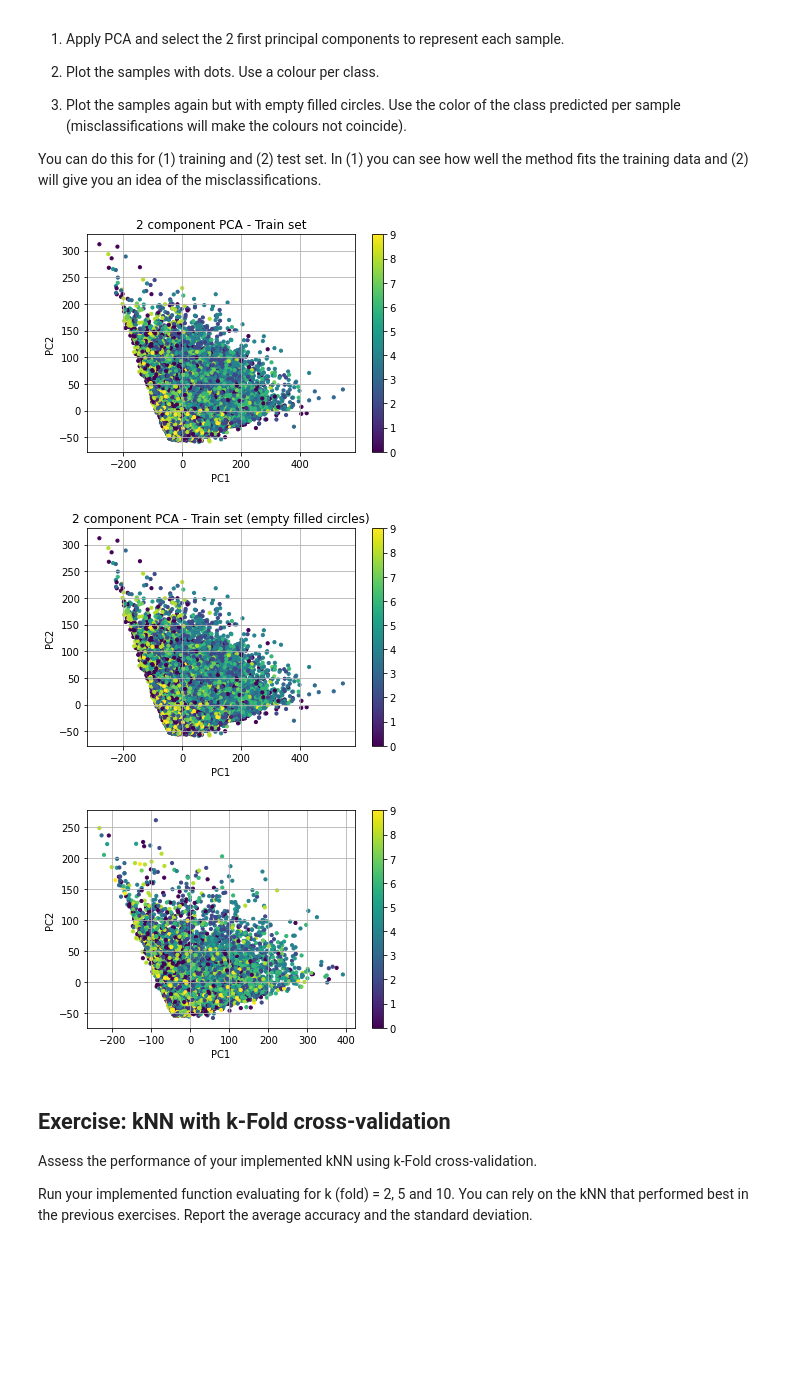
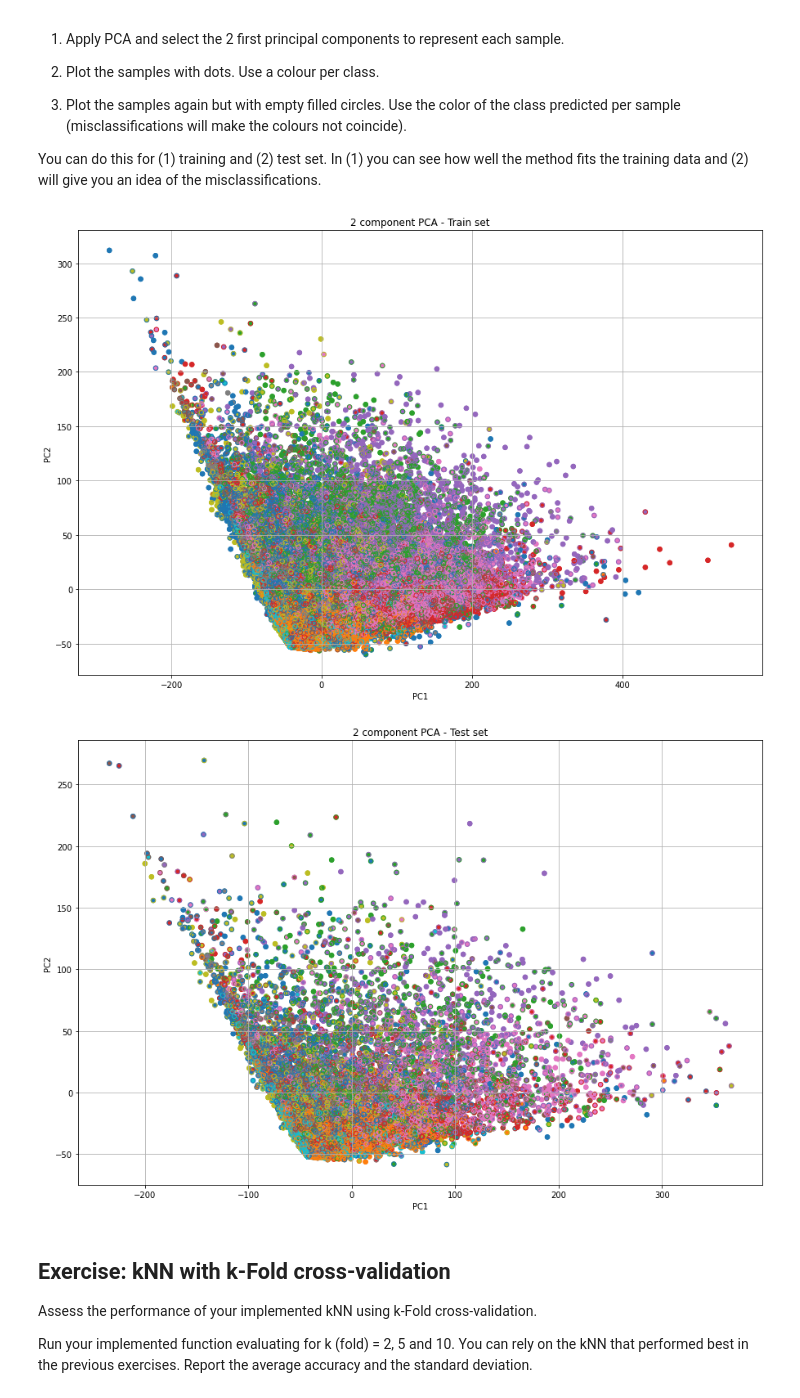
Before and after one commit to Exion35/UT---DataScience, a Jupyter notebook: Assignment 2 - Feature extraction and classification.ipynb, the cells around one changed output. Saved outputs shown, nothing was run; the diff lists cells and outputs as text; code cells hidden in the pictures; blank space fills up the shorter version.

```diff
--- a/Assignment 2 - Feature extraction and classification.ipynb
+++ b/Assignment 2 - Feature extraction and classification.ipynb
@@ -321,33 +322,30 @@ You can do this for (1) training and (2) test set. In (1) you can see how well t
 # %%
 X = [make_descriptor(i) for i in X_train]
 y = y_train
+y_pred = neighbors[-1].predict(X)
 # %%
 pca = PCA(n_components=2)
-pca.fit(X)
-X_new = pca.transform(X)
+X_new = principal_components = pca.fit_transform(X)
 
 score = X_new[:, 0:2]
 
 xs = score[:, 0]
 ys = score[:, 1]
 
-plt.scatter(xs, ys, c=y, s=10)
-plt.colorbar()
+plt.figure(figsize=(15, 10))
+
+cmap = sns.color_palette()
+
+plt.scatter(xs, ys, c=[cmap[i] for i in y], s=30)
+
+plt.scatter(xs, ys, s=30, facecolors="none", edgecolors=[cmap[i] for i in y_pred])
+
 plt.title("2 component PCA - Train set")
 plt.xlabel("PC{}".format(1))
 plt.ylabel("PC{}".format(2))
 plt.grid()
 # %% [output]
-[figure, old version]
+[figure, new version]
-# %%
-plt.scatter(xs, ys, c=y, facecolors="none", s=10)
-plt.colorbar()
-plt.title("2 component PCA - Train set (empty filled circles)")
-plt.xlabel("PC{}".format(1))
-plt.ylabel("PC{}".format(2))
-plt.grid()
-# %% [output]
-[figure, removed]
 # %%
 X = [make_descriptor(i) for i in X_test]
 y = y_test
@@ -354,20 +353,26 @@ y = y_test
 # %%
 pca = PCA(n_components=2)
-pca.fit(X)
-X_new = pca.transform(X)
+X_new = principal_components = pca.fit_transform(X)
 
 score = X_new[:, 0:2]
 
 xs = score[:, 0]
 ys = score[:, 1]
 
-plt.scatter(xs, ys, c=y, s=10)
-plt.colorbar()
+plt.figure(figsize=(15, 10))
+
+cmap = sns.color_palette()
+
+plt.scatter(xs, ys, c=[cmap[i] for i in y], s=30)
+
+plt.scatter(xs, ys, s=30, facecolors="none", edgecolors=[cmap[i] for i in y_pred])
+
+plt.title("2 component PCA - Test set")
 plt.xlabel("PC{}".format(1))
 plt.ylabel("PC{}".format(2))
 plt.grid()
 # %% [output]
-[figure, old version]
+[figure, new version]
 # %% [markdown]
 ## Exercise: kNN with k-Fold cross-validation
 
```
Also changed, not shown: parts of 6 cells of this notebook.
